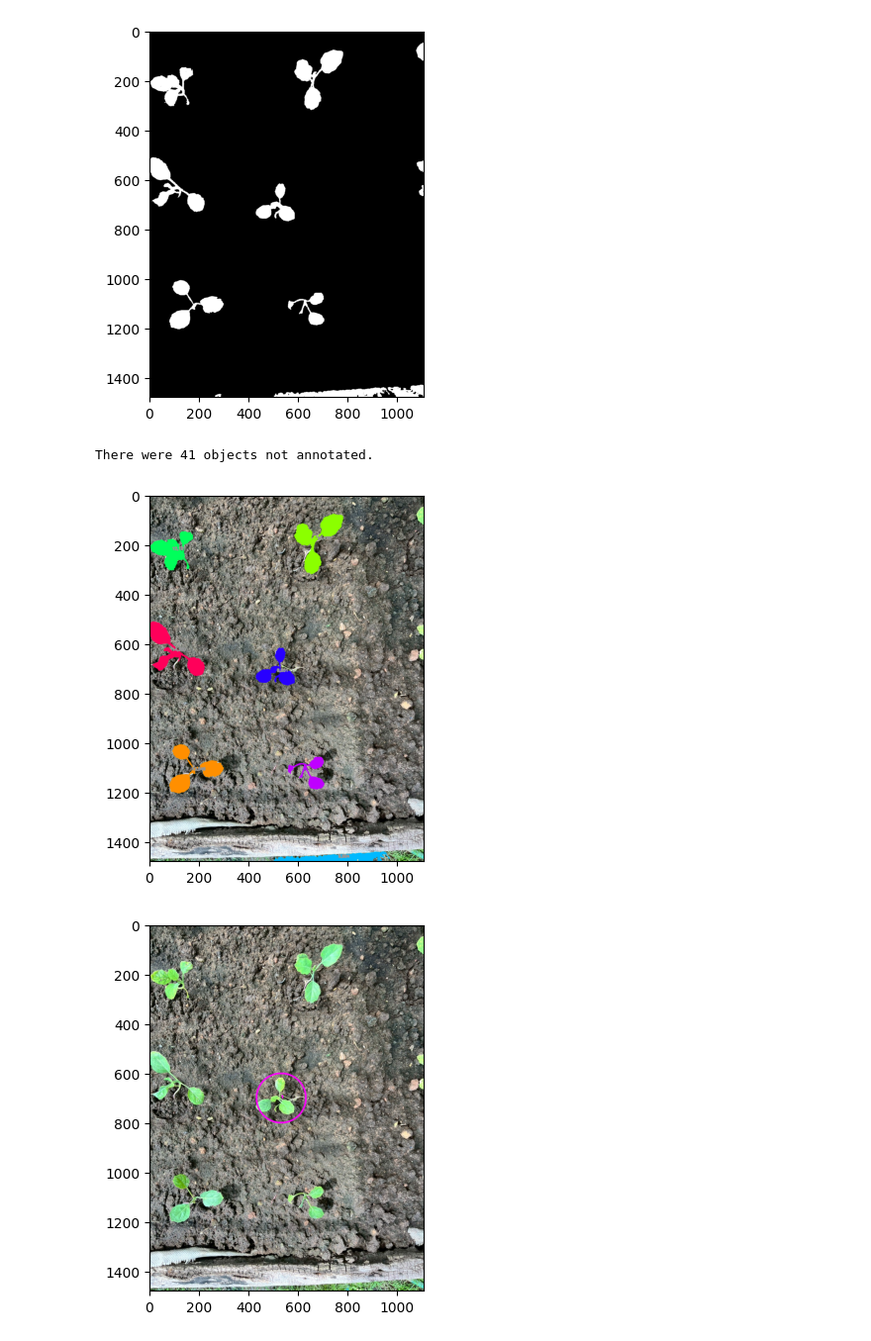
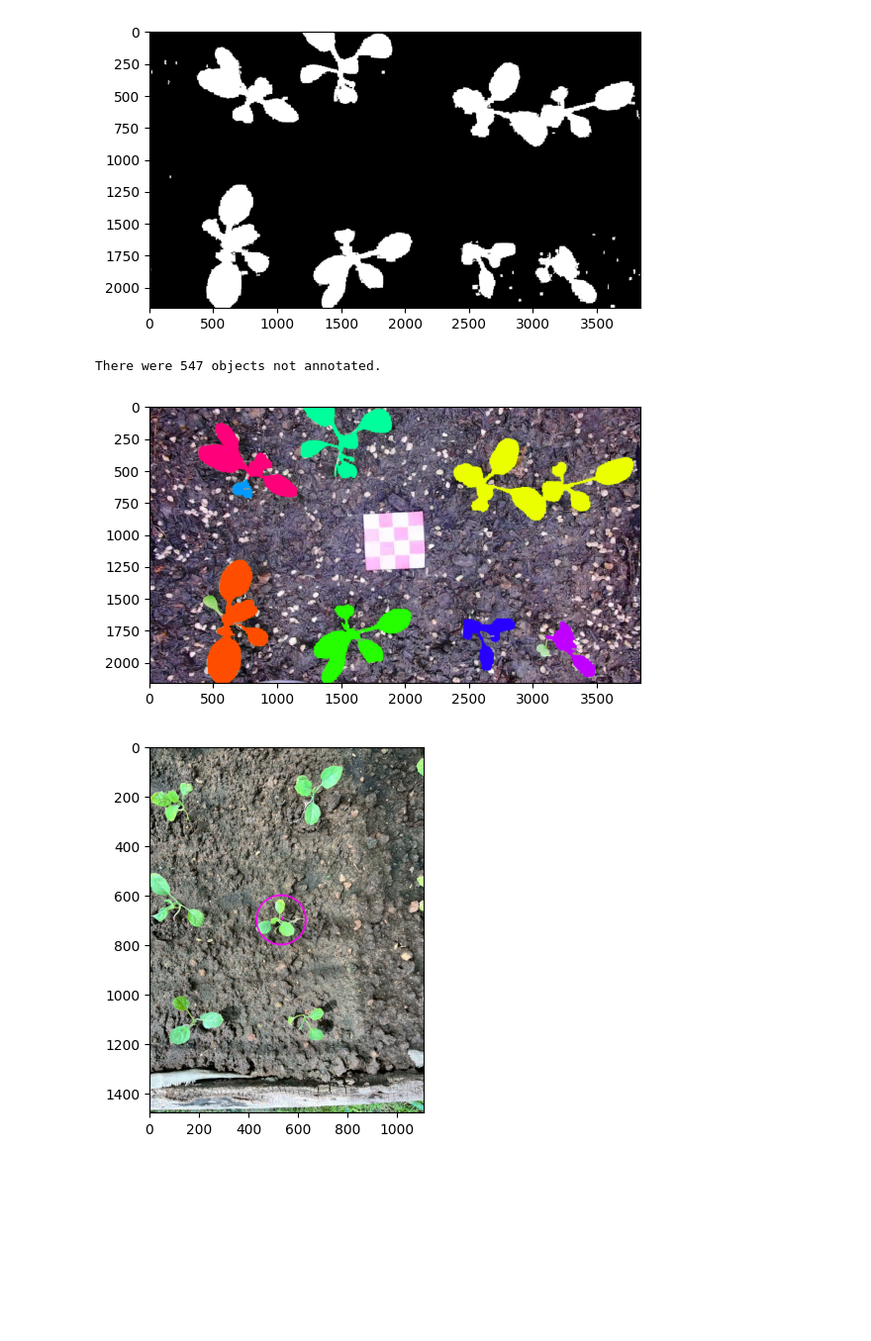
Before and after one commit to Pimmmvxg/Plant_analysis, a Jupyter notebook: notebooks/segmenting/top_view.ipynb, the cells around one changed output. Shown at 99% size. Saved outputs shown, nothing was run; the diff lists cells and outputs as text; code cells hidden in the pictures; blank space fills up the shorter version.

Commit message:
update create mask top view
connect mask

```diff
--- a/notebooks/segmenting/top_view.ipynb
+++ b/notebooks/segmenting/top_view.ipynb
@@ -8,7 +8,7 @@ from sklearn.cluster import KMeans
 from plantcv.learn import train_kmeans
 # %%
 # Set input variables
-args = WorkflowInputs(images=[r"C:\Plant_analysis\notebooks\datasets\top_view\multi2.jpg"],
+args = WorkflowInputs(images=[r"R:\01-Organize\01-Management\01-Data Center\Brisk\06-AI & Machine Learning (D0340)\04-IOT_Smartfarm\picture_original_topview_smartfarm\picture_topview_11092025_134427.jpg"],
                       names="image",
                       result="plantcv_results.csv",
                       debug="plot")
@@ -51,12 +51,12 @@ threshold_mean = pcv.threshold.mean(gray_img=a, ksize=2000, offset=5,
 # %%
 a_fill = pcv.fill(bin_img=threshold_mean, size=200)
 # %% [output]
-[figure, old version]
+[figure, new version]
 # %%
-plotting_img = pcv.visualize.obj_sizes(img=img, mask=a_fill, num_objects=7)
+plotting_img = pcv.visualize.obj_sizes(img=img, mask=a_thresh, num_objects=8)
 # %% [output]
-There were 41 objects not annotated.
+There were 547 objects not annotated.
-[figure, old version]
+[figure, new version]
 # %%
 roi1 = pcv.roi.circle(img=img, x=530, y=700, r=100)
 # %% [output]
```
Also changed, not shown: parts of 6 cells of this notebook, 11 other files.
